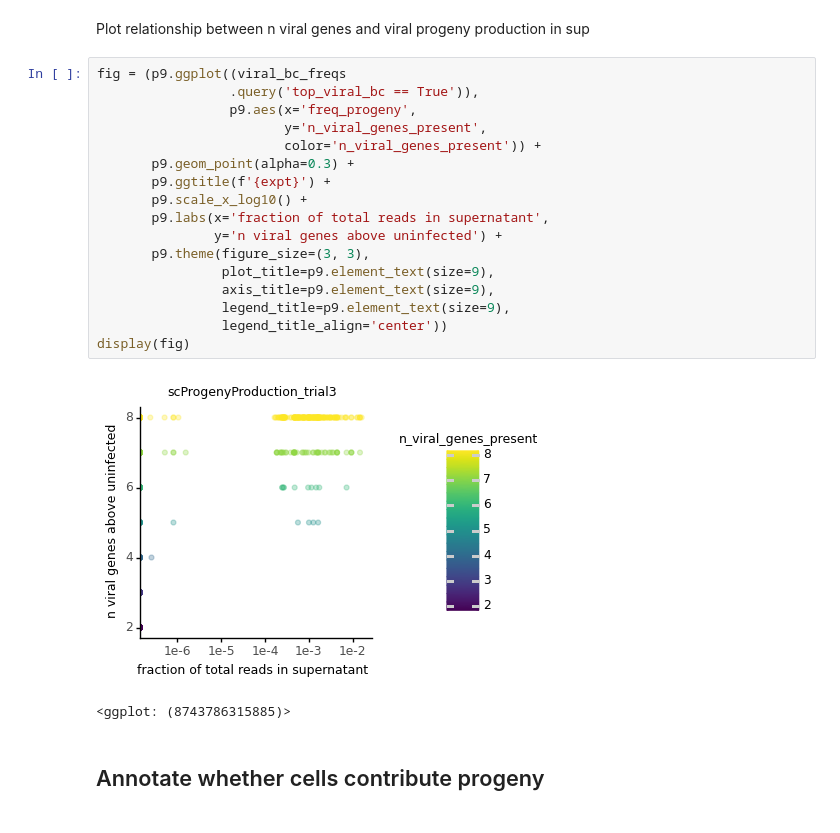
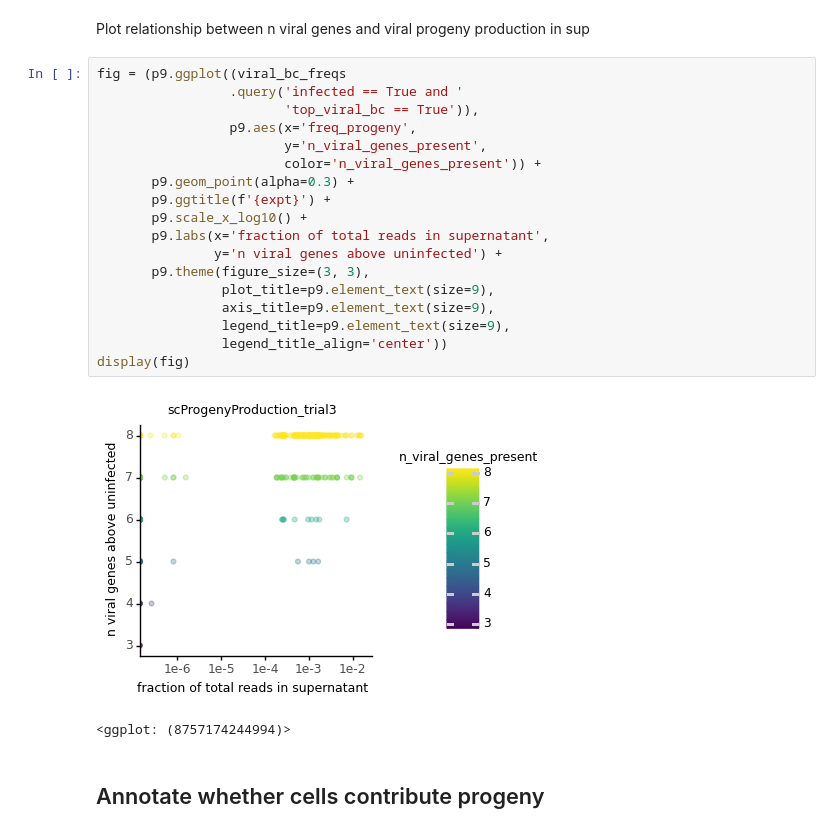
Before and after one commit to jbloomlab/barcoded_flu_pdmH1N1, a Jupyter notebook: scProgenyProduction_analysis.py.ipynb, the cells around one changed output. Cells and saved outputs as stored; diff of their text form.

```diff
--- a/scProgenyProduction_analysis.py.ipynb
+++ b/scProgenyProduction_analysis.py.ipynb
@@ -1623,24 +1612,25 @@ display(fig)
 Plot relationship between n viral genes and viral progeny production in sup
 # %%
 fig = (p9.ggplot((viral_bc_freqs
-                 .query('top_viral_bc == True')),
+                 .query('infected == True and '
+                        'top_viral_bc == True')),
                  p9.aes(x='freq_progeny',
                         y='n_viral_genes_present',
                         color='n_viral_genes_present')) +
        p9.geom_point(alpha=0.3) +
        p9.ggtitle(f'{expt}') +
        p9.scale_x_log10() +
        p9.labs(x='fraction of total reads in supernatant',
                y='n viral genes above uninfected') +
        p9.theme(figure_size=(3, 3),
                 plot_title=p9.element_text(size=9),
                 axis_title=p9.element_text(size=9),
                 legend_title=p9.element_text(size=9),
                 legend_title_align='center'))
 display(fig)
 # %% [output]
-[figure, old version]
+[figure, new version]
-<ggplot: (8743786315885)>
+<ggplot: (8757174244994)>
 # %% [markdown]
 ## Annotate whether cells contribute progeny
 # %%
```
Also changed, not shown: parts of 48 cells of this notebook.
